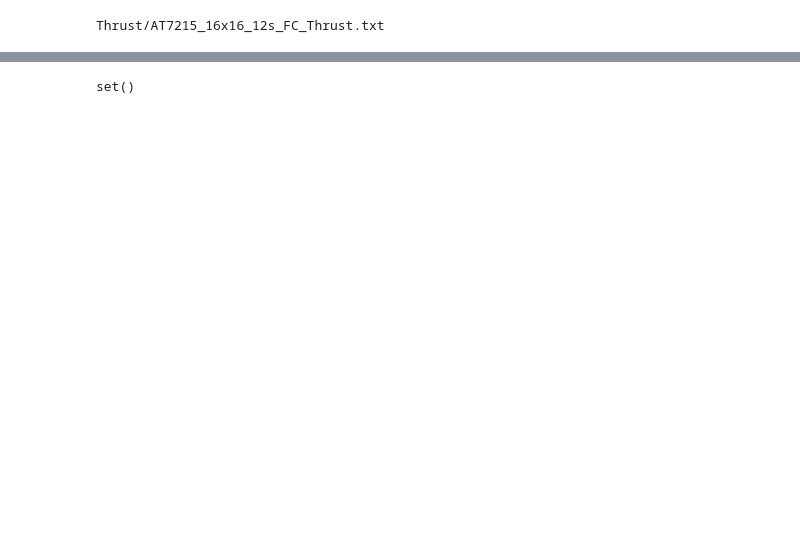
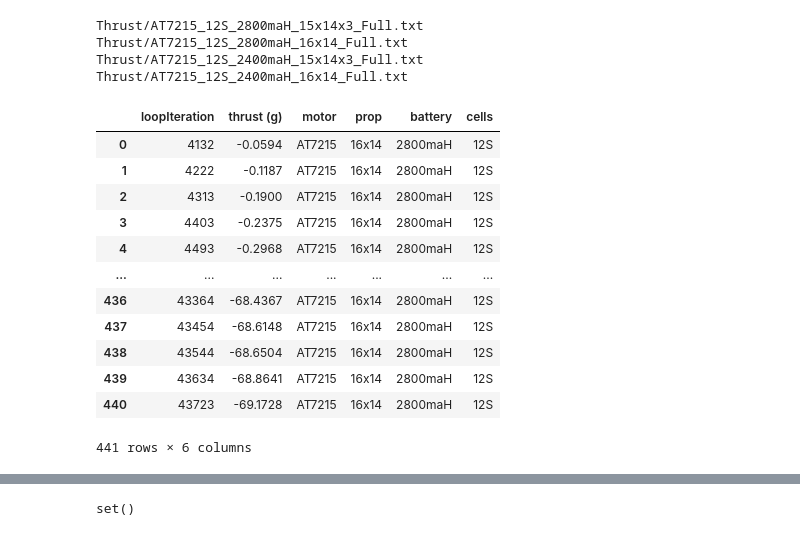
Before and after one commit to SanderGi/DesignBuildFly, a Jupyter notebook: python_tools/eda/thrustStand.ipynb, the cells around one changed output, grey strips where cells are left out. Cells and saved outputs as stored; diff of their text form; code cells hidden in the pictures; blank space fills up the shorter version.

```diff
--- a/python_tools/eda/thrustStand.ipynb
+++ b/python_tools/eda/thrustStand.ipynb
@@ -110,16 +182,37 @@ with zipfile.ZipFile(THRUST_ZIP, "r") as zip_ref:
         if "/" in run:
             parts = run.split("/")
             run = parts[-1]
-        run_config_parts = run.split("_")
+        run_config_parts = run.replace('.txt', '').split("_")
         motor = run_config_parts[0]
-        prop = run_config_parts[1]
-        battery = run_config_parts[2].split(".")[0]
+        cells = run_config_parts[1]
+        battery = run_config_parts[2]
+        prop = run_config_parts[3]
         df['motor'] = motor
         df['prop'] = prop
         df['battery'] = battery
+        df['cells'] = cells
         run_dfs[run.split(".")[0].replace("run", "Run")] = df
 # %% [output]
-Thrust/AT7215_16x16_12s_FC_Thrust.txt
+Thrust/AT7215_12S_2800maH_15x14x3_Full.txt
+Thrust/AT7215_12S_2800maH_16x14_Full.txt
+Thrust/AT7215_12S_2400maH_15x14x3_Full.txt
+Thrust/AT7215_12S_2400maH_16x14_Full.txt
+# %%
+run_dfs['AT7215_12S_2800maH_16x14_Full']
+# %% [output]
+|  | loopIteration | thrust (g) | motor | prop | battery | cells |
+| 0 | 4132 | -0.0594 | AT7215 | 16x14 | 2800maH | 12S |
+| 1 | 4222 | -0.1187 | AT7215 | 16x14 | 2800maH | 12S |
+| 2 | 4313 | -0.1900 | AT7215 | 16x14 | 2800maH | 12S |
+| 3 | 4403 | -0.2375 | AT7215 | 16x14 | 2800maH | 12S |
+| 4 | 4493 | -0.2968 | AT7215 | 16x14 | 2800maH | 12S |
+| ... | ... | ... | ... | ... | ... | ... |
+| 436 | 43364 | -68.4367 | AT7215 | 16x14 | 2800maH | 12S |
+| 437 | 43454 | -68.6148 | AT7215 | 16x14 | 2800maH | 12S |
+| 438 | 43544 | -68.6504 | AT7215 | 16x14 | 2800maH | 12S |
+| 439 | 43634 | -68.8641 | AT7215 | 16x14 | 2800maH | 12S |
+| 440 | 43723 | -69.1728 | AT7215 | 16x14 | 2800maH | 12S |
+441 rows × 6 columns
 # %%
 run_dfs.keys()
 # %% [output]
```
Also changed, not shown: parts of 17 cells of this notebook.
